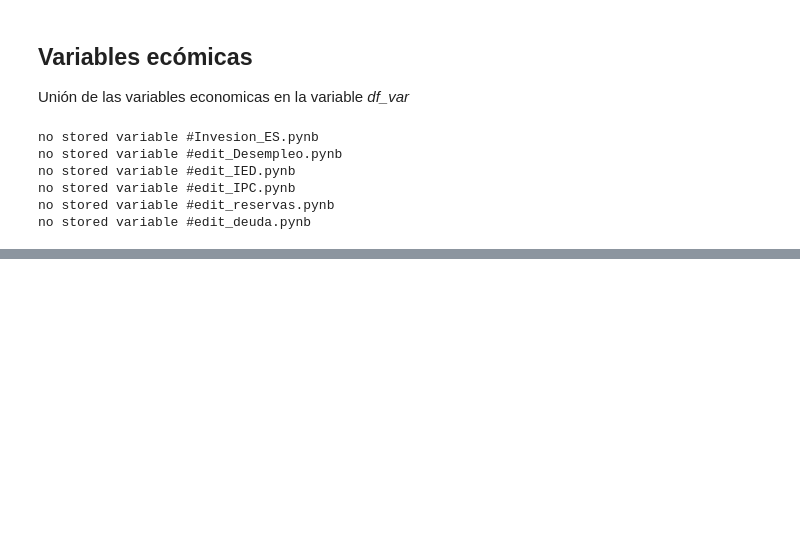
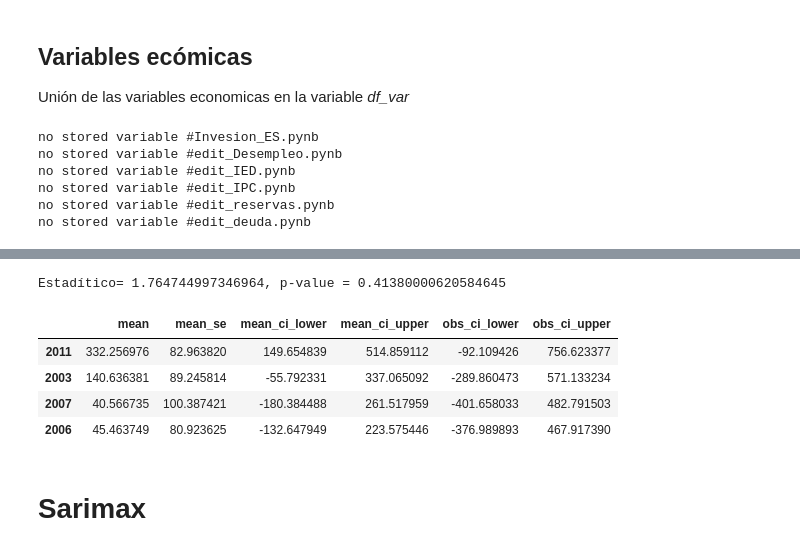
Before and after one commit to Afri-cola/Kschool-TFM, a Jupyter notebook: Variables_economicas.ipynb, the cells around one changed output, grey strips where cells are left out. Saved outputs shown, nothing was run; the diff lists cells and outputs as text; code cells hidden in the pictures; blank space fills up the shorter version.

```diff
--- a/Variables_economicas.ipynb
+++ b/Variables_economicas.ipynb
@@ -158,0 +268,20 @@ MissingDataError: exog contains inf or nans
+# %%
+# Normalidad de los residuos D'Agostino's K-squared test
+# ==============================================================================
+k2, p_value = stats.normaltest(residuos_train)
+print(f"Estadítico= {k2}, p-value = {p_value}")
+# %% [output]
+Estadítico= 1.764744997346964, p-value = 0.41380000620584645
+# %%
+# Predicciones con intervalo de confianza
+# ==============================================================================
+predicciones = modelo.get_prediction(exog = X_train).summary_frame(alpha=0.05)
+predicciones.head(4)
+# %% [output]
+|  | mean | mean_se | mean_ci_lower | mean_ci_upper | obs_ci_lower | obs_ci_upper |
+| 2011 | 332.256976 | 82.963820 | 149.654839 | 514.859112 | -92.109426 | 756.623377 |
+| 2003 | 140.636381 | 89.245814 | -55.792331 | 337.065092 | -289.860473 | 571.133234 |
+| 2007 | 40.566735 | 100.387421 | -180.384488 | 261.517959 | -401.658033 | 482.791503 |
+| 2006 | 45.463749 | 80.923625 | -132.647949 | 223.575446 | -376.989893 | 467.917390 |
+# %% [markdown]
+# Sarimax
```
Also changed, not shown: parts of 12 cells of this notebook.
